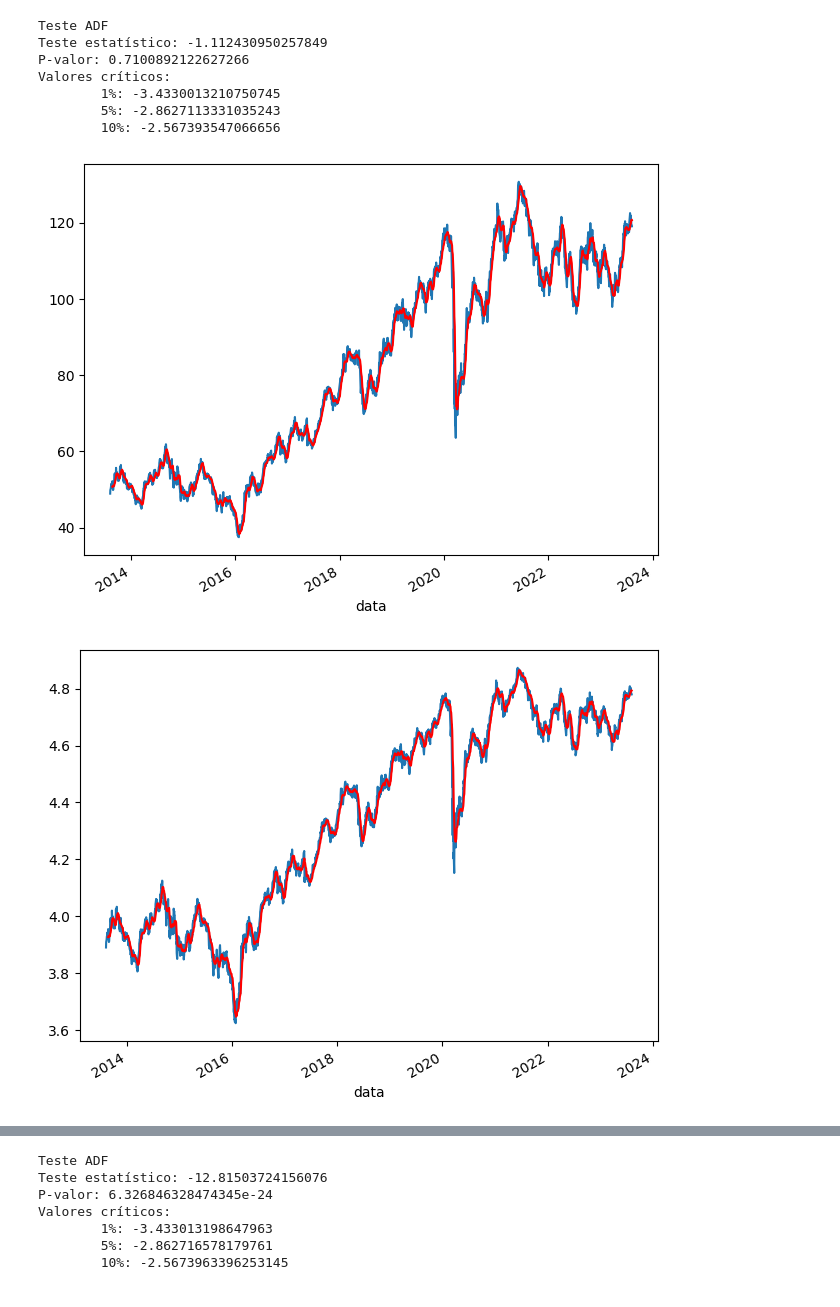
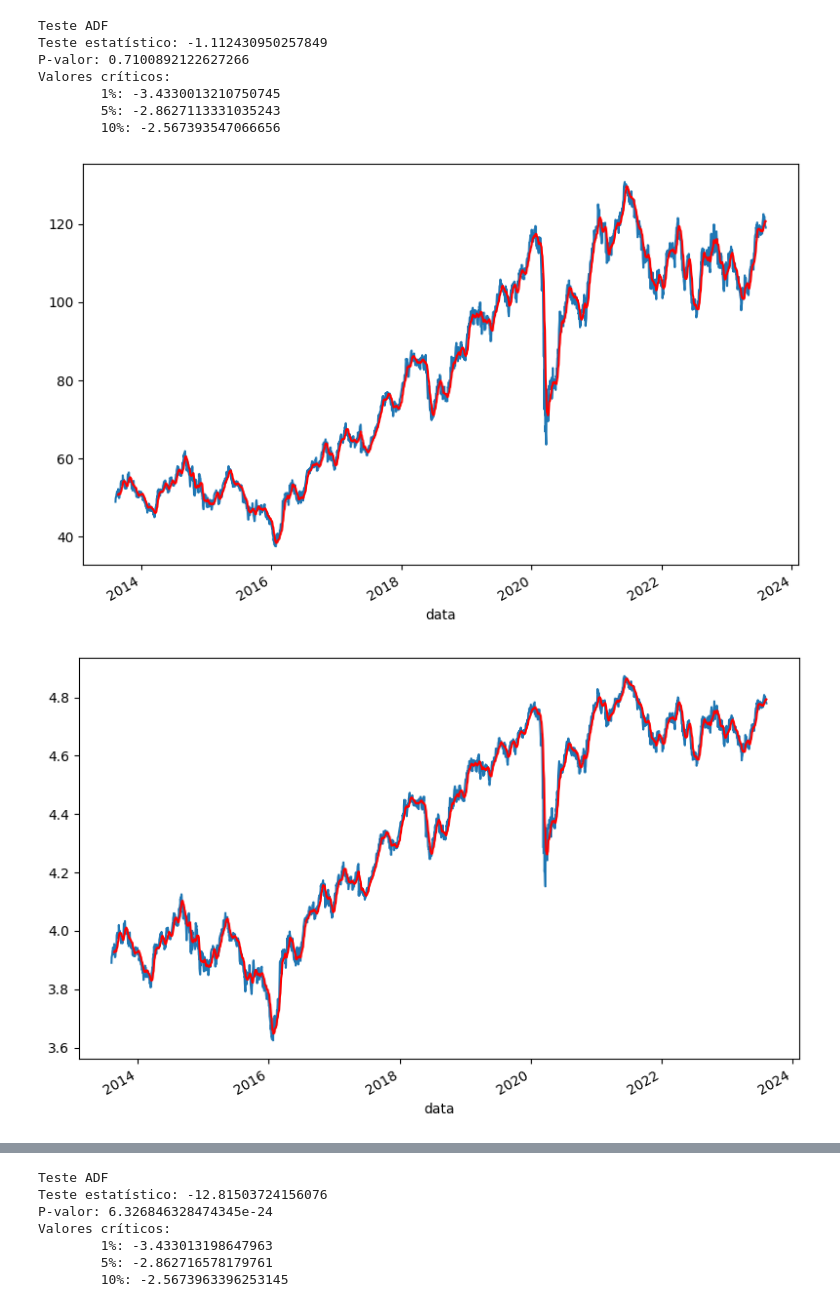
Before and after one commit to jorgeplatero/postech_techchallenge_fase_2, a Jupyter notebook: notebook.ipynb, the cells around one changed output, grey strips where cells are left out. Saved outputs shown, nothing was run; the diff lists cells and outputs as text; code cells hidden in the pictures.

```diff
--- a/notebook.ipynb
+++ b/notebook.ipynb
@@ -230,23 +230,23 @@ Valores críticos:
 # %%
 ma = df.rolling(12).mean()
 
-f, ax = plt.subplots()
+f, ax = plt.subplots(figsize=(8,5))
 
 df.plot(ax = ax, legend = False)
 ma.plot(ax = ax, legend = False, color = 'r')
 plt.tight_layout()
 # %% [output]
-[figure, old version]
+[figure, new version]
 # %%
 df_log = np.log(df)
 ma_log = df_log.rolling(12).mean()
 
-f, ax = plt.subplots()
+f, ax = plt.subplots(figsize=(8,5))
 df_log.plot(ax = ax, legend = False)
 ma_log.plot(ax = ax, legend = False, color = 'r')
 plt.tight_layout()
 # %% [output]
-[figure, old version]
+[figure, new version]
 # %%
 df_s = (df_log - ma_log).dropna()
 ma_s = df_s.rolling(12).mean()
```
Also changed, not shown: parts of 12 cells of this notebook.
